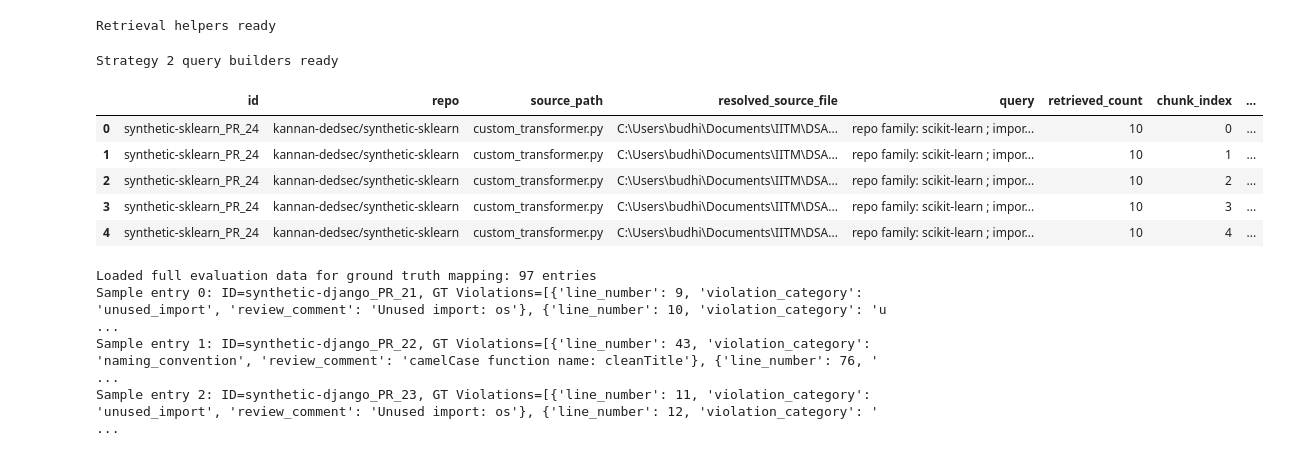
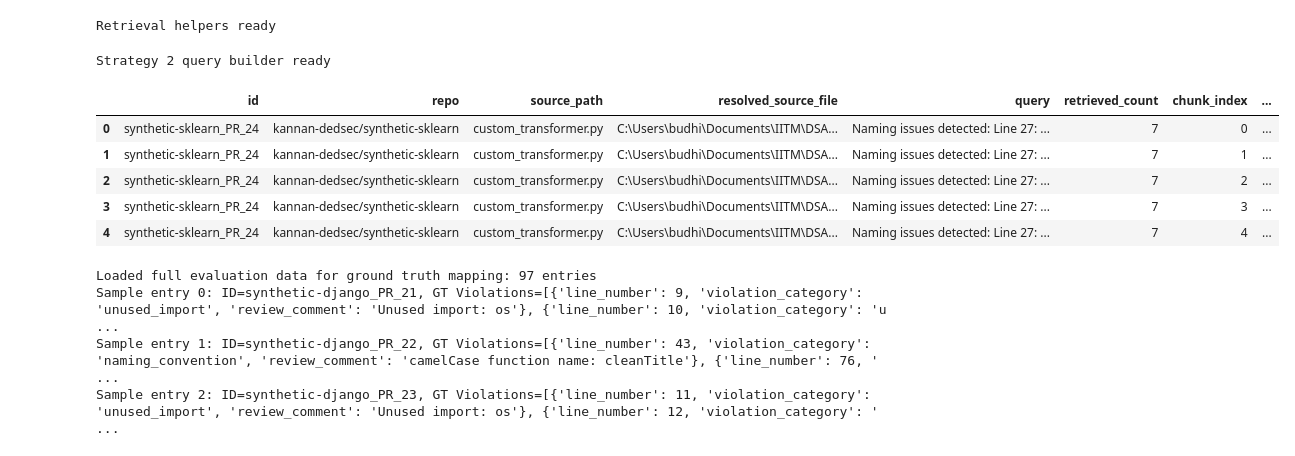
Before and after one commit to budhilnigam/Group-1-DS-and-AI-Lab-Project, a Jupyter notebook: notebooks/retrieval_query_strategy_2_helper_func.ipynb, the cells around one changed output. Cells and saved outputs as stored; diff of their text form; code cells hidden in the pictures.

Commit message:
Helper functions for retreival query

```diff
--- a/notebooks/retrieval_query_strategy_2_helper_func.ipynb
+++ b/notebooks/retrieval_query_strategy_2_helper_func.ipynb
@@ -19,7 +19,7 @@ from qdrant_client import models
 
 RANDOM_SEED = 42
 SAMPLE_SIZE = 10
-TOP_K = 10
+TOP_K = 7
 COLLECTION_NAME = "guideline_embeddings"
 MODEL_NAME = "BAAI/bge-large-en-v1.5"
 
@@ -103,7 +107,7 @@ Notes:
 - UNEXPECTED    :can be ignored when loading from different task/architecture; not ok if you expect identical arch.
 Loaded model: BAAI/bge-large-en-v1.5
 # %%
-COMMON_SOURCE_TYPES = ["pep8", "flake8", "pylint", "ruff"]
+COMMON_SOURCE_TYPES = ["pep8", "flake8", "pylint", "ruff", "pep257"]
 
 def repo_family(repo_name):
     repo_lower = repo_name.lower()
@@ -149,35 +153,48 @@ print("Retrieval helpers ready")
 # %% [output]
 Retrieval helpers ready
 # %%
-# Strategy 2: Regex/string-based intelligent query
-def query_strategy_regex_intelligent(entry):
-    text = entry["file_text"]
-    lines = text.splitlines()
+# Strategy 2: Regex/string-based intelligent query with helper-based static signals
+def query_strategy(entry):
+    file_path = entry["resolved_source_file"]
 
-    imports = [ln.strip() for ln in lines if re.match(r"^\s*(import|from)\s+", ln)]
-    camel_case_identifiers = set(re.findall(r"\b[a-z]+[A-Z][A-Za-z0-9_]*\b", text))
-    mutable_defaults = re.findall(r"def\s+\w+\([^)]*=\s*(\[\]|\{\}|dict\(|list\()", text)
+    indent_issues = check_indent_errors(file_path)
+    mutable_default_issues = check_mutable_default_errors(file_path)
+    naming_issues = check_naming_convention_errors(file_path)
+    documentation_issues = check_documentation_formatting_errors(file_path)
+    unused_import_issues = check_unused_import_errors(file_path)
 
-    # Use the check_indent_errors function from indent_signal.py
-    indent_issues = check_indent_errors(entry["resolved_source_file"])
+    signals = []
 
-    docstring_markers = len(re.findall(r"'''|\"\"\"", text))
+    #  Naming (USE ACTUAL ERRORS)
+    if naming_issues:
+        examples = " ".join(naming_issues[:3])
+        signals.append(f"Naming issues detected: {examples}")
 
-    signals = [
-        f"repo family: {repo_family(entry['repo'])}",
-        f"import statements count: {len(imports)}",
-        f"camelCase identifiers: {', '.join(sorted(list(camel_case_identifiers))[:8]) or 'none'}",
-        f"mutable-default patterns: {len(mutable_defaults)}",
-        f"indentation issues: {len(indent_issues)}",
-        f"docstring markers count: {docstring_markers}",
-        "focus on naming_convention, unused_import, indentation, mutable_default, documentation_formatting"
-    ]
+    #  Indentation (USE ACTUAL ERRORS)
+    if indent_issues:
+        examples = " ".join(indent_issues[:3])
+        signals.append(f"Indentation problems detected: {examples}")
 
-    return " ; ".join(signals)
+    #  Mutable defaults (USE ACTUAL ERRORS)
+    if mutable_default_issues:
+        examples = " ".join(mutable_default_issues[:2])
+        signals.append(f"Mutable default argument issues: {examples}")
 
-print("Strategy 2 query builders ready")
+    #  Documentation (USE ACTUAL ERRORS)
+    if documentation_issues:
+        examples = " ".join(documentation_issues[:3])
+        signals.append(f"Documentation formatting issues: {examples}")
+
+    #  Unused imports (USE ACTUAL ERRORS)
+    if unused_import_issues:
+        examples = " ".join(unused_import_issues[:3])
+        signals.append(f"Unused import issues: {examples}")
+
+    return " ".join(signals)
+
+print("Strategy 2 query builder ready")
 # %% [output]
-Strategy 2 query builders ready
+Strategy 2 query builder ready
 # %%
 # Run strategy 2 over sampled entries and collect retrieved chunks with timing
 import time
@@ -185,7 +202,7 @@ import time
 chunk_rows = []
 for entry in sampled_entries:
     try:
-        query_text = query_strategy_regex_intelligent(entry)
+        query_text = query_strategy(entry)
     except Exception as e:
         query_text = f"<error building query: {e}>"
 
@@ -214,38 +231,38 @@ for entry in sampled_entries:
                 'id': entry.get('id'),
                 'repo': entry.get('repo'),
                 'source_path': entry.get('source_path'),
                 'resolved_source_file': entry.get('resolved_source_file'),
                 'query': query_text,
                 'retrieved_count': len(payloads),
                 'chunk_index': idx,
                 'retrieved_payload': payload,
                 'retrieval_time': retrieval_time,
                 'time_taken': per_chunk_time,
             })
     else:
         # No points returned; record a single row with empty payload and the retrieval time
         chunk_rows.append({
             'id': entry.get('id'),
             'repo': entry.get('repo'),
             'source_path': entry.get('source_path'),
             'resolved_source_file': entry.get('resolved_source_file'),
             'query': query_text,
             'retrieved_count': 0,
             'chunk_index': None,
             'retrieved_payload': None,
             'retrieval_time': retrieval_time,
             'time_taken': retrieval_time,
         })
 
 results_df = pd.DataFrame(chunk_rows)
 results_df.head()
 # %% [output]
 |  | id | repo | source_path | resolved_source_file | query | retrieved_count | chunk_index | ... |
-| 0 | synthetic-sklearn_PR_24 | kannan-dedsec/synthetic-sklearn | custom_transformer.py | C:\Users\budhi\Documents\IITM\DSA... | repo family: scikit-learn ; impor... | 10 | 0 | ... |
-| 1 | synthetic-sklearn_PR_24 | kannan-dedsec/synthetic-sklearn | custom_transformer.py | C:\Users\budhi\Documents\IITM\DSA... | repo family: scikit-learn ; impor... | 10 | 1 | ... |
-| 2 | synthetic-sklearn_PR_24 | kannan-dedsec/synthetic-sklearn | custom_transformer.py | C:\Users\budhi\Documents\IITM\DSA... | repo family: scikit-learn ; impor... | 10 | 2 | ... |
-| 3 | synthetic-sklearn_PR_24 | kannan-dedsec/synthetic-sklearn | custom_transformer.py | C:\Users\budhi\Documents\IITM\DSA... | repo family: scikit-learn ; impor... | 10 | 3 | ... |
-| 4 | synthetic-sklearn_PR_24 | kannan-dedsec/synthetic-sklearn | custom_transformer.py | C:\Users\budhi\Documents\IITM\DSA... | repo family: scikit-learn ; impor... | 10 | 4 | ... |
+| 0 | synthetic-sklearn_PR_24 | kannan-dedsec/synthetic-sklearn | custom_transformer.py | C:\Users\budhi\Documents\IITM\DSA... | Naming issues detected: Line 27: ... | 7 | 0 | ... |
+| 1 | synthetic-sklearn_PR_24 | kannan-dedsec/synthetic-sklearn | custom_transformer.py | C:\Users\budhi\Documents\IITM\DSA... | Naming issues detected: Line 27: ... | 7 | 1 | ... |
+| 2 | synthetic-sklearn_PR_24 | kannan-dedsec/synthetic-sklearn | custom_transformer.py | C:\Users\budhi\Documents\IITM\DSA... | Naming issues detected: Line 27: ... | 7 | 2 | ... |
+| 3 | synthetic-sklearn_PR_24 | kannan-dedsec/synthetic-sklearn | custom_transformer.py | C:\Users\budhi\Documents\IITM\DSA... | Naming issues detected: Line 27: ... | 7 | 3 | ... |
+| 4 | synthetic-sklearn_PR_24 | kannan-dedsec/synthetic-sklearn | custom_transformer.py | C:\Users\budhi\Documents\IITM\DSA... | Naming issues detected: Line 27: ... | 7 | 4 | ... |
 # %%
 # Aggregate results by PR and show ground-truth violations with retrieved chunks
 # Load ground_truth_reviews directly from evaluation.json
```
Also changed, not shown: parts of 10 cells of this notebook, 5 other files.
